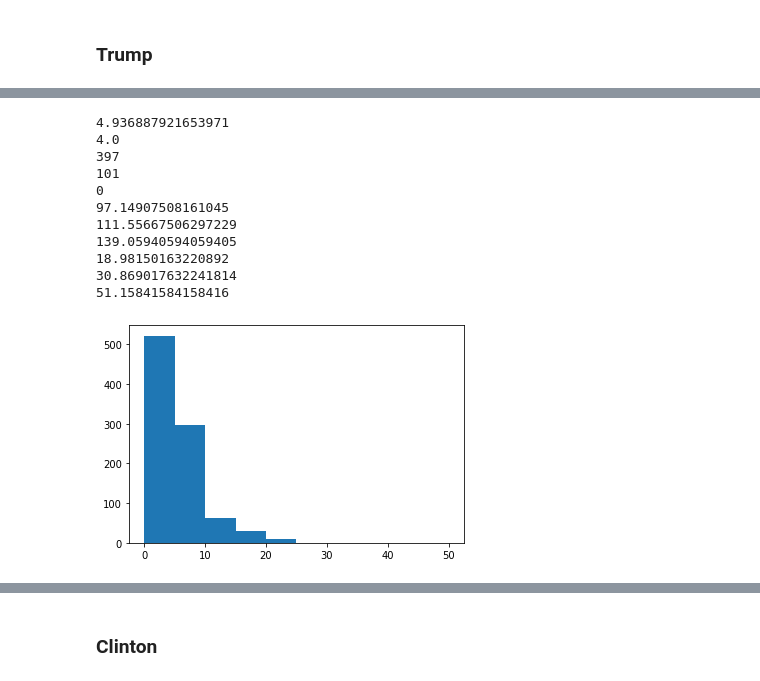
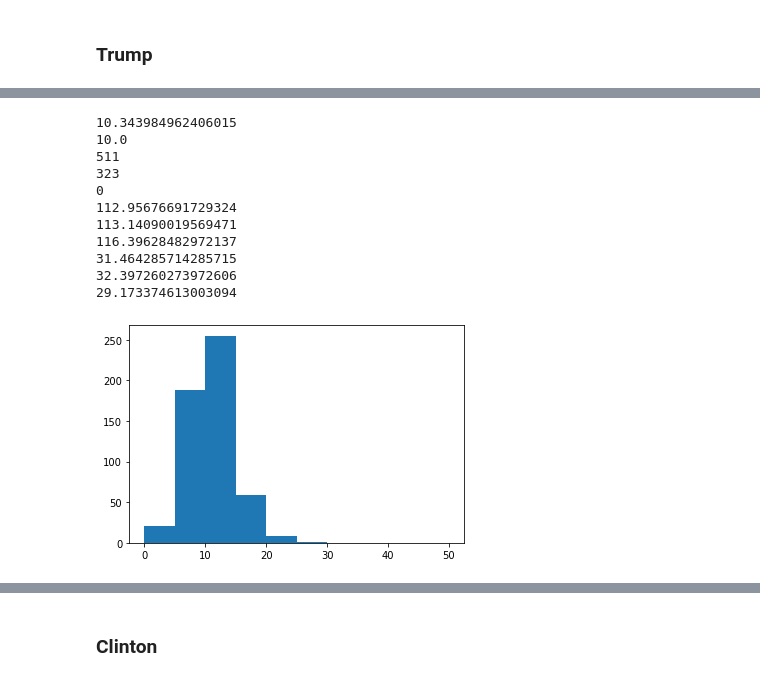
Before and after one commit to SourabhChakraborty/undergrad_thesis, a Jupyter notebook: politics_comment_similarities.ipynb, the cells around one changed output, grey strips where cells are left out. Saved outputs shown, nothing was run; the diff lists cells and outputs as text; code cells hidden in the pictures.

```diff
--- a/politics_comment_similarities.ipynb
+++ b/politics_comment_similarities.ipynb
@@ -1289,6 +1090,0 @@ print(len(set(most_similar_user_svd_m[clinton_user_indices]).intersection(clinto
-# %%
-sanders_sanders_sims_m = []
-
-for i in range(len(sanders_user_indices)):
-    for j in range(i+1, len(sanders_user_indices)):
-        sanders_sanders_sims_m.append(svd_cosine_sims_m[i,j])
@@ -1300,6 +1090,0 @@ plt.show()
-# %%
-trump_trump_sims_m = []
-
-for i in range(len(trump_user_indices)):
-    for j in range(i+1, len(trump_user_indices)):
-        trump_trump_sims_m.append(svd_cosine_sims_m[i,j])
@@ -1311,6 +1090,0 @@ plt.show()
-# %%
-clinton_clinton_sims_m = []
-
-for i in range(len(clinton_user_indices)):
-    for j in range(i+1, len(clinton_user_indices)):
-        clinton_clinton_sims_m.append(svd_cosine_sims_m[i,j])
@@ -1327,5 +1090,0 @@ plt.show()
-# %%
-most_similar_50_users_svd_m = np.zeros((subreddit_tfidf.shape[0],50), dtype = np.int32)
-
-for i in range(subreddit_tfidf.shape[0]):
-    most_similar_50_users_svd_m[i] = np.flip(np.argsort(svd_cosine_sims_m[i])[-50:])
@@ -1504,29 +1187,29 @@ plt.show()
 # %%
-print(np.mean([len(most_similar_50_set_m[i].intersection(sanders_user_indices)) for i in trump_user_indices]))
-print(np.median([len(most_similar_50_set_m[i].intersection(sanders_user_indices)) for i in trump_user_indices]))
-print(sum([1 for i in trump_user_indices if len(most_similar_50_set_m[i].intersection(sanders_user_indices)) >= 5]))
-print(sum([1 for i in trump_user_indices if len(most_similar_50_set_m[i].intersection(sanders_user_indices)) >= 10]))
-print(sum([1 for i in trump_user_indices if len(most_similar_50_set_m[i].intersection(sanders_user_indices)) >= 30]))
+print(np.mean([len(most_similar_50_set[i].intersection(sanders_user_indices)) for i in trump_user_indices]))
+print(np.median([len(most_similar_50_set[i].intersection(sanders_user_indices)) for i in trump_user_indices]))
+print(sum([1 for i in trump_user_indices if len(most_similar_50_set[i].intersection(sanders_user_indices)) >= 5]))
+print(sum([1 for i in trump_user_indices if len(most_similar_50_set[i].intersection(sanders_user_indices)) >= 10]))
+print(sum([1 for i in trump_user_indices if len(most_similar_50_set[i].intersection(sanders_user_indices)) >= 30]))
 print(np.mean([num_trump[author_names[i]] for i in trump_user_indices]))
-print(np.mean([num_trump[author_names[i]] for i in trump_user_indices if len(most_similar_50_set_m[i].intersection(sanders_user_indices)) >= 5]))
-print(np.mean([num_trump[author_names[i]] for i in trump_user_indices if len(most_similar_50_set_m[i].intersection(sanders_user_indices)) >= 10]))
+print(np.mean([num_trump[author_names[i]] for i in trump_user_indices if len(most_similar_50_set[i].intersection(sanders_user_indices)) >= 5]))
+print(np.mean([num_trump[author_names[i]] for i in trump_user_indices if len(most_similar_50_set[i].intersection(sanders_user_indices)) >= 10]))
 print(np.mean([num_sanders[author_names[i]] for i in trump_user_indices]))
-print(np.mean([num_sanders[author_names[i]] for i in trump_user_indices if len(most_similar_50_set_m[i].intersection(sanders_user_indices)) >= 5]))
-print(np.mean([num_sanders[author_names[i]] for i in trump_user_indices if len(most_similar_50_set_m[i].intersection(sanders_user_indices)) >= 10]))
+print(np.mean([num_sanders[author_names[i]] for i in trump_user_indices if len(most_similar_50_set[i].intersection(sanders_user_indices)) >= 5]))
+print(np.mean([num_sanders[author_names[i]] for i in trump_user_indices if len(most_similar_50_set[i].intersection(sanders_user_indices)) >= 10]))
 
-plt.hist([len(most_similar_50_set_m[i].intersection(sanders_user_indices)) for i in trump_user_indices], range = (0,50))
+plt.hist([len(most_similar_50_set[i].intersection(sanders_user_indices)) for i in trump_user_indices], range = (0,50))
 plt.show()
 # %% [output]
-4.936887921653971
-4.0
-397
-101
+10.343984962406015
+10.0
+511
+323
 0
-97.14907508161045
-111.55667506297229
-139.05940594059405
-18.98150163220892
-30.869017632241814
-51.15841584158416
+112.95676691729324
+113.14090019569471
+116.39628482972137
+31.464285714285715
+32.397260273972606
+29.173374613003094
-[figure, old version]
+[figure, new version]
 # %%
```
Also changed, not shown: parts of 93 cells of this notebook.
